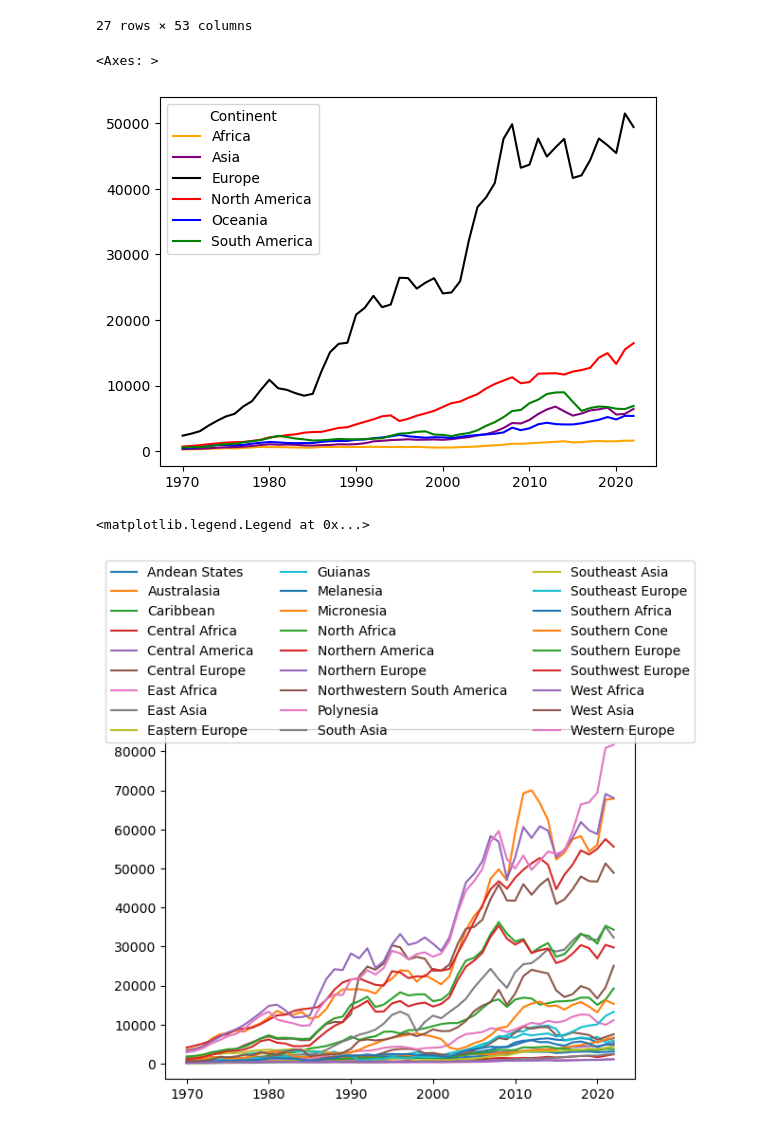
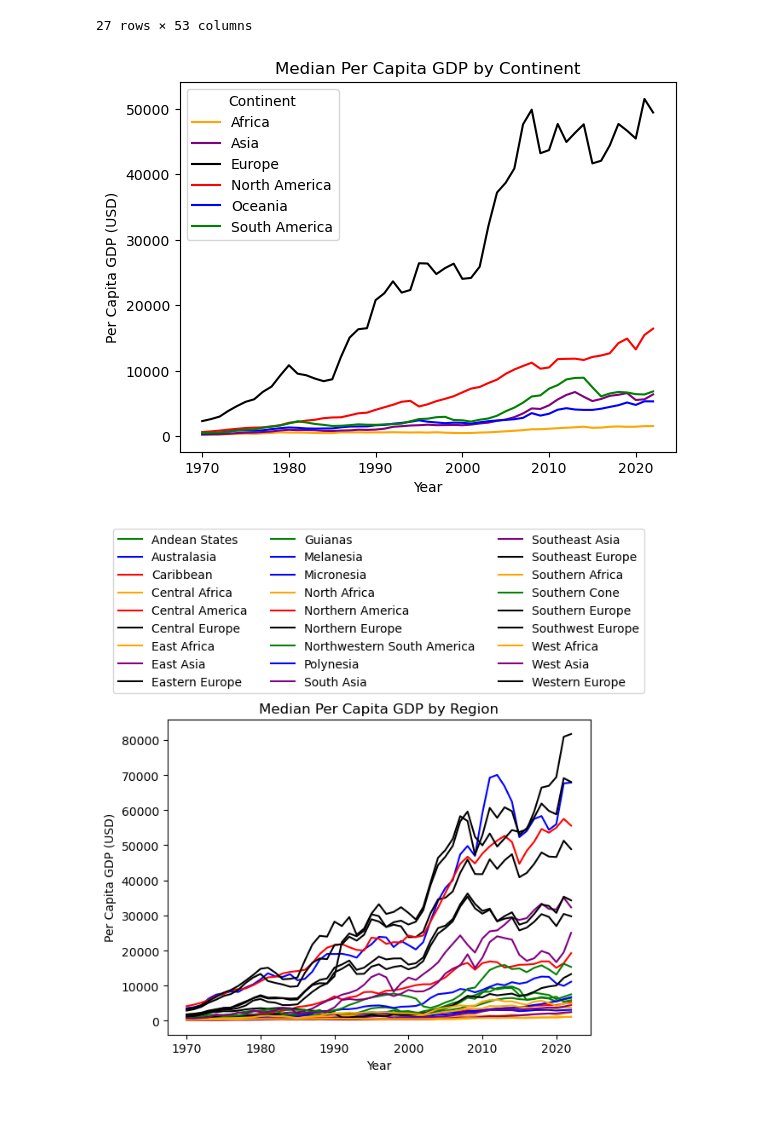
Before and after one commit to connerdekok/Country_GDP, a Jupyter notebook: Country_GDP.ipynb, the cells around one changed output. Drawn from its saved outputs; the diff is of its cells as text; code cells hidden in the pictures.

Commit message:
Finished line plots showing GDP over country based on continent and region.

```diff
--- a/Country_GDP.ipynb
+++ b/Country_GDP.ipynb
@@ -183,19 +183,22 @@ regions_median
 # %%
 # Create line chart showing median GDP by continent over time
 
-continents_median.T.plot(color = ('orange','purple','black','red','blue','green'))
+continents_plot = continents_median.T.plot(title='Median Per Capita GDP by Continent',xlabel='Year', ylabel='Per Capita GDP (USD)',color = ('orange','purple','black','red','blue','green'))
+
+plt.savefig('plots/continents_plot.png')
 # %% [output]
-<Axes: >
-[figure, old version]
+[figure, new version]
 # %%
 # Create line chart showing median GDP by continent over time
 
 # Uncomment to color-code by continent
-#regions_plot = regions_median.T.plot(color=('green','blue','red','orange','red','black','orange','purple','black','green','blue','blue','orange','red','black','green','blue','purple','purple','black','orange','green','black','black','orange','purple','black'))
+regions_plot = regions_median.T.plot(title='Median Per Capita GDP by Region',xlabel='Year', ylabel='Per Capita GDP (USD)',color=('green','blue','red','orange','red','black','orange','purple','black','green','blue','blue','orange','red','black','green','blue','purple','purple','black','orange','green','black','black','orange','purple','black'))
 
-regions_plot = regions_median.T.plot()
+# Uncomment to use default colors
+#regions_plot = regions_median.T.plot(title='Median Per Capita GDP by Region',xlabel='Year', ylabel='Per Capita GDP (USD)')
 
-regions_plot.legend(loc='upper center', bbox_to_anchor=(0.5, 1.5),ncol=3)
+regions_plot.legend(loc='upper center', bbox_to_anchor=(0.5, 1.625),ncol=3)
+
+plt.savefig('plots/regions_plot.png')
 # %% [output]
-<matplotlib.legend.Legend at 0x...>
-[figure, old version]
+[figure, new version]
```
Also changed, not shown: parts of 1 cell of this notebook, 3 other files.
